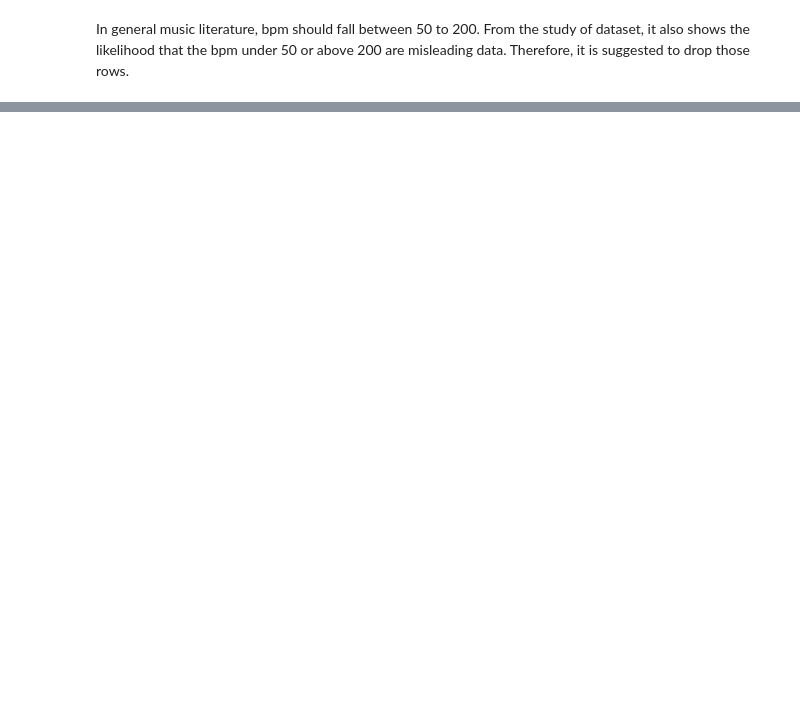
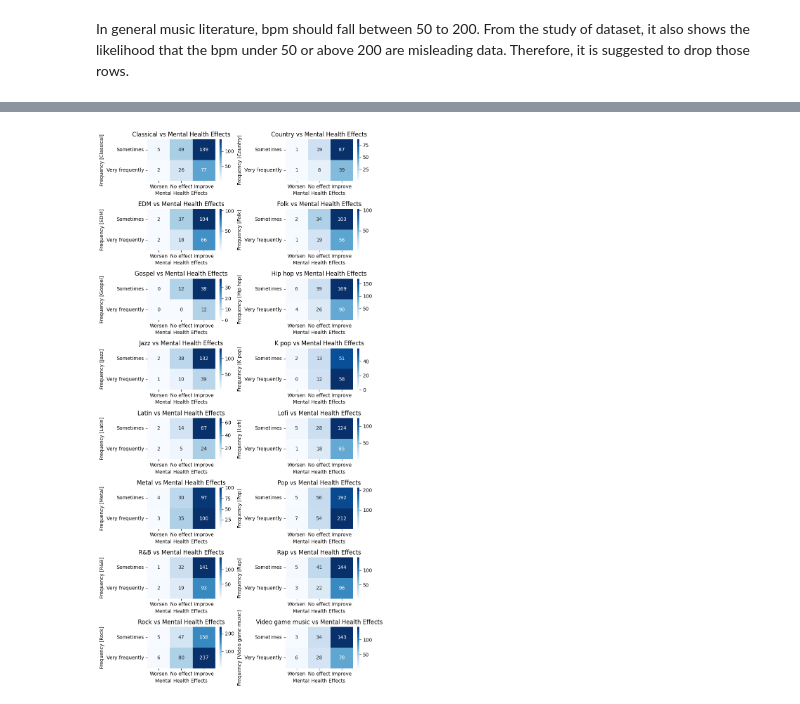
Before and after one commit to annwong0/eda_project, a Jupyter notebook: Untitled0.ipynb, the cells around one changed output, grey strips where cells are left out. Cells and saved outputs as stored; diff of their text form; code cells hidden in the pictures; blank space fills up the shorter version.

```diff
--- a/Untitled0.ipynb
+++ b/Untitled0.ipynb
@@ -185,0 +185,42 @@ All                                    7  529  163  17  716
+# %%
+# analyze the correlation between different music genres and mental health effects
+def analyze_music_genre_mental_health_relationship(df):
+    # Get all frequency columns (music genres)
+    music_genre_columns = [col for col in list(df.columns) if 'Frequency' in col]
+    # Create a copy of the dataframe with only relevant columns
+    df_new = df[[*music_genre_columns, 'Music effects']].copy()
+
+    # Create subplot grid: 8 rows, 2 columns
+    fig,axes = plt.subplots(8, 2, figsize=(8,16))
+    row = 0
+    col = 0
+
+    # Iterate through each music genre
+    for genre in music_genre_columns :
+        # Map frequency categories to numeric values
+        frequency_map = {'Never': 0, 'Rarely': 1, 'Sometimes': 2, 'Very frequently': 3}
+        df_new[genre] = df_new[genre].map(frequency_map)
+        # Create crosstab: frequency vs mental health effects
+        crosstab = pd.crosstab(index=df_new[genre], columns=df_new['Music effects'])
+
+        # select the 'Sometimes' and 'Very frequently' rows
+        sns.heatmap(crosstab[2:], annot=True, fmt='d', cmap='Blues',ax=axes[row][col],
+            xticklabels=['Worsen','No effect','Improve'],
+            yticklabels=['Sometimes', 'Very frequently'],
+        )
+
+        axes[row][col].set_title(f'{genre.replace('Frequency [', '').replace(']', '')} vs Mental Health Effects')
+        axes[row][col].set_xlabel('Mental Health Effects')
+
+        # Move to next position in grid
+        col += 1
+        if (col == 2):
+            col = 0
+            row += 1
+
+    plt.tight_layout()
+    plt.show()
+# %%
+analyze_music_genre_mental_health_relationship(df)
+# %% [output]
+[figure, added]
```
Also changed, not shown: parts of 7 cells of this notebook.
